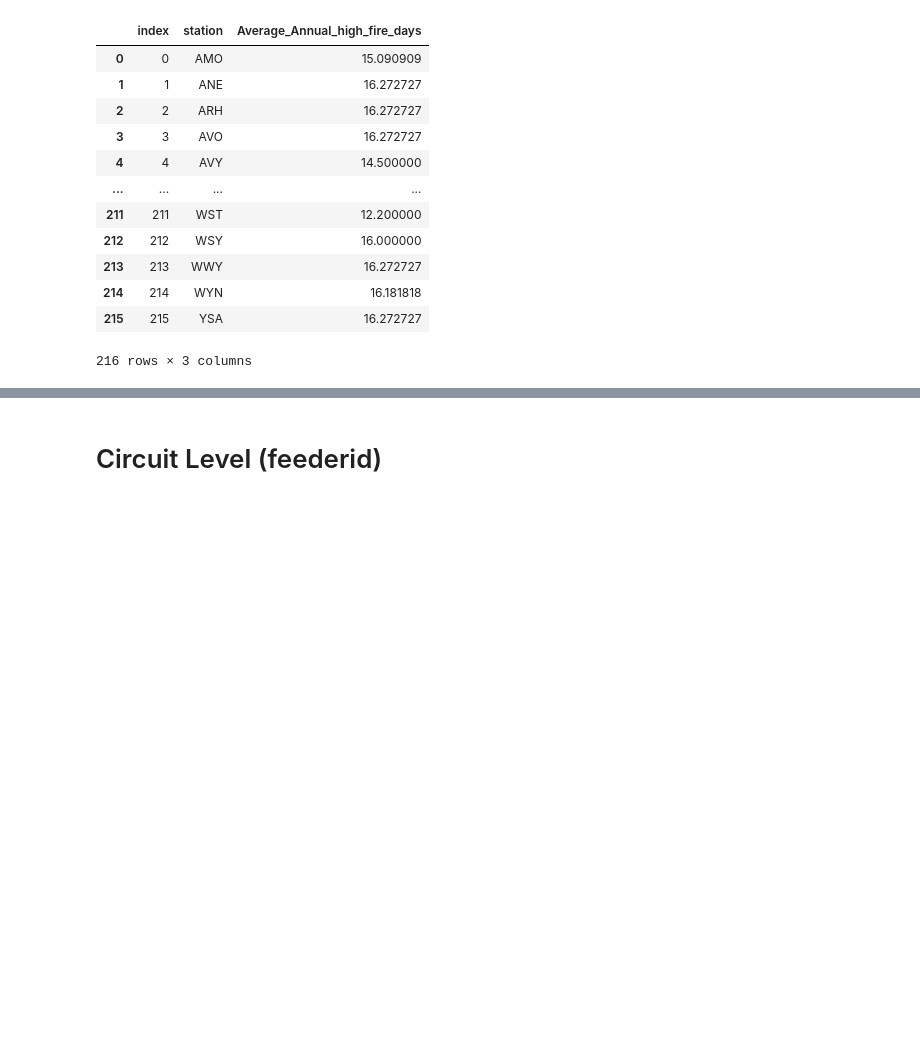
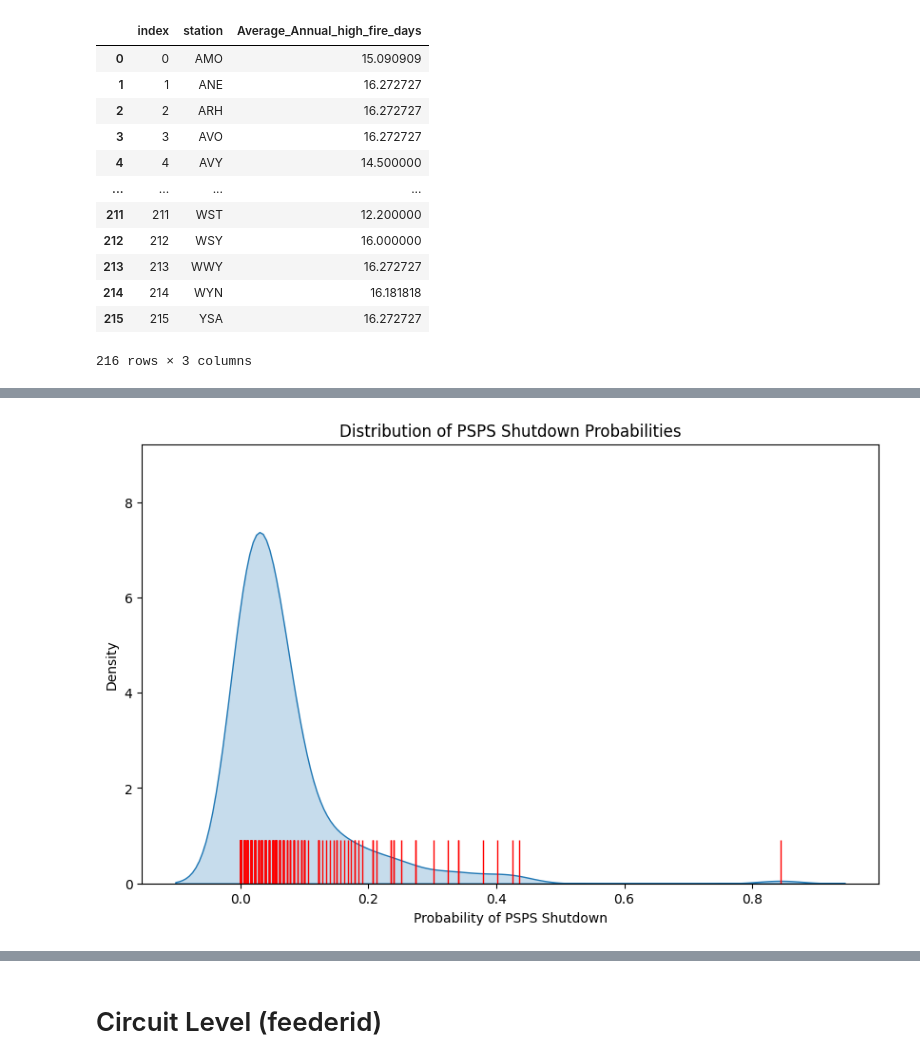
Before and after one commit to Bharath-Sathappan/OptimizingPSPS, a Jupyter notebook: WilliamCode/Final Notebook Code.ipynb, the cells around one changed output, grey strips where cells are left out. Cells and saved outputs as stored; diff of their text form; code cells hidden in the pictures; blank space fills up the shorter version.

Commit message:
File Notebook with Visualizations

```diff
--- a/WilliamCode/Final Notebook Code.ipynb
+++ b/WilliamCode/Final Notebook Code.ipynb
@@ -785,0 +741,16 @@ weather_station_psps_prob_data
+# %%
+#distribution of weather station psps shutdown percentage
+plt.figure(figsize=(10, 6))
+sns.kdeplot(data=weather_station_psps_prob_data['percentage_of_PSPS_shutdown'], fill=True)
+
+# Customize the plot
+plt.title('Distribution of PSPS Shutdown Probabilities')
+plt.xlabel('Probability of PSPS Shutdown')
+plt.ylabel('Density')
+
+# Add a rug plot to show the actual data points
+sns.rugplot(data=weather_station_psps_prob_data['percentage_of_PSPS_shutdown'], color='red', height=0.1)
+
+plt.show()
+# %% [output]
+[figure, added]
```
Also changed, not shown: parts of 87 cells of this notebook.
